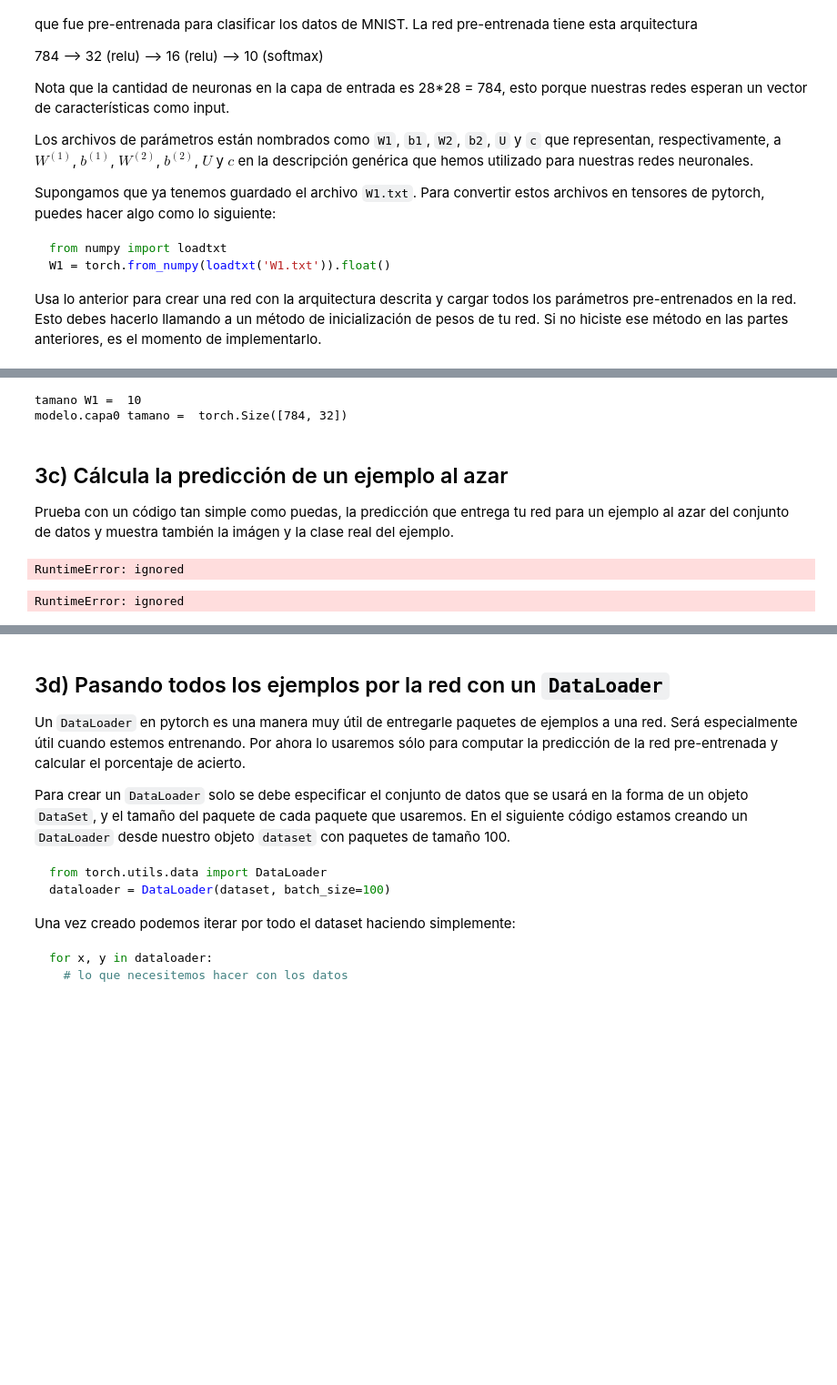
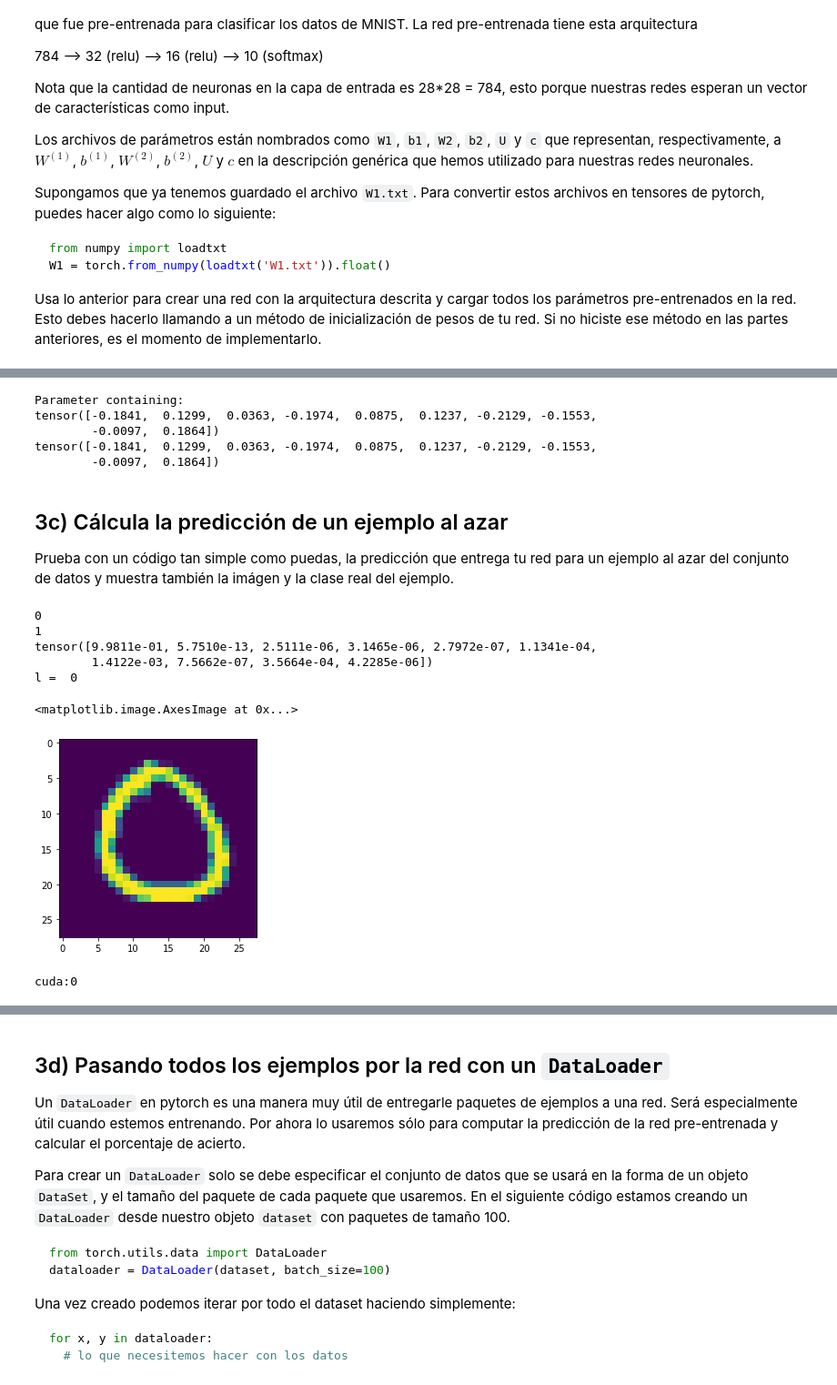
Before and after one commit to Diego-II/DeepLearning, a Jupyter notebook: Tarea1/Tarea_1_CC6204_2020.ipynb, the cells around one changed output, grey strips where cells are left out. Shown at 91% size. Drawn from its saved outputs; the diff is of its cells as text; code cells hidden in the pictures; blank space fills up the shorter version.

```diff
--- a/Tarea1/Tarea_1_CC6204_2020.ipynb
+++ b/Tarea1/Tarea_1_CC6204_2020.ipynb
@@ -322,7 +322,6 @@ class FFNN(torch.nn.Module):
   def __init__(self, F, l_h, l_a, C):
     super(FFNN, self).__init__()
     # capa de entrada
-    self.input_layer = torch.nn.Parameter(torch.rand(F, l_h[0]))
     # capa oculta
     for i, hidden_size in enumerate(l_h):
       if i == 0:
@@ -336,20 +335,33 @@ class FFNN(torch.nn.Module):
     self.activation = l_a
     # capa salida
     self.output_layer = torch.nn.Parameter(torch.rand(l_h[i],C))
+    # Baias output layer
+    self.output_bias = torch.nn.Parameter(torch.zeros(C))
 
   def resumen(self):
     # usa self.parameters() o self.named_parameters()
     return self.named_parameters()
 
+  def load_parameters(self, W, B, U, C):
+    for i, layer in enumerate(self.hidden_layers):
+      layer.data = (W[i])
+
+    for i, baias in enumerate(self.baias):
+      baias.data = (B[i])
+
+    self.output_bias.data = (C)
+    self.output_layer.data = (U)
+
   def forward(self, x):
     # Usa los parámetros y funciones de activación.
     # El valor de retorno debiera ser y = softmax(capa_de_salida).
-    h = x.mm(self.input_layer)
+    #h = x.mm(self.input_layer)
+    h = x
     for i, F in enumerate(self.activation):
       print(i)
-      h = F(h.mm(self.hidden_layers[i]).add(self.baias[i]))
+      h = F(h @ self.hidden_layers[i] +  self.baias[i])
 
-    out = softmax(h.mm(C), 1 ,  estable = True)
+    out = softmax(h @ self.output_layer + self.output_bias, -1 ,  estable = True)
     return out
 # %%
 red_neuronal = FFNN(25,[50,30],[relu,sig],10)
@@ -471,25 +524,37 @@ modelo = FFNN(784,[32,16],[relu,relu],10)
-# %%
-modelo.hidden_layers[0].weight = W1
-modelo.baias[0].weight = b1
-modelo.baias[1].weight = b2
-modelo.hidden_layers[1].weight = W2
-modelo.input_layer.weight = U
-modelo.output_layer.weight = C
-#modelo.to(device)
-# %%
-print("tamano W1 = ", len(C))
-print("modelo.capa0 tamano = ",modelo.hidden_layers[0].shape)
-# %% [output]
-tamano W1 =  10
-modelo.capa0 tamano =  torch.Size([784, 32])
+# %%
+for param in modelo.parameters():
+  param.requires_grad = False
+modelo.load_parameters([W1,W2],[b1,b2], U, C)
+# %%
+print(modelo.output_bias)
+print(C)
+# %% [output]
+Parameter containing:
+tensor([-0.1841,  0.1299,  0.0363, -0.1974,  0.0875,  0.1237, -0.2129, -0.1553,
+        -0.0097,  0.1864])
+tensor([-0.1841,  0.1299,  0.0363, -0.1974,  0.0875,  0.1237, -0.2129, -0.1553,
+        -0.0097,  0.1864])
 # %% [markdown]
 ## 3c) Cálcula la predicción de un ejemplo al azar
 
 Prueba con un código tan simple como puedas, la predicción que entrega tu red para un ejemplo al azar del conjunto de datos y muestra también la imágen y la clase real del ejemplo.
 # %%
 # Tu código aca
+import random
+import matplotlib.pyplot as plt
+cpu = 'cpu'
+modelo.to(cpu)
 idx = random.randint(0,len(dataset))
 T, l = dataset[idx]
-modelo.forward(T.view(28,28))
+img = T.view(28,28).numpy()
+print(modelo.forward(T.reshape(784)))
+print("l = ", l)
+plt.imshow(img)
 # %% [output]
-RuntimeError: ignored
+0
+1
+tensor([9.9811e-01, 5.7510e-13, 2.5111e-06, 3.1465e-06, 2.7972e-07, 1.1341e-04,
+        1.4122e-03, 7.5662e-07, 3.5664e-04, 4.2285e-06])
+l =  0
+<matplotlib.image.AxesImage at 0x...>
+[figure, added]
@@ -496,8 +569,15 @@ RuntimeError: ignored
+# %%
+torch.cuda.empty_cache()
+device = torch.device("cuda:0" if torch.cuda.is_available() else "cpu")
+print(device)
+# %% [output]
+cuda:0
 # %%
 from torch.utils.data import DataLoader
+
 dataloader = DataLoader(dataset, batch_size=100)
 modelo.to(device)
+acc = []
 for i, (x, y) in enumerate(dataloader):
-  modelo(x.to(device))
+  y_hat = modelo(x.view(-1,784).to(device))
+  acc.append(accuracy(y_hat.to(cpu), y.to(cpu)))
-# %% [output]
-RuntimeError: ignored
```
Also changed, not shown: parts of 10 cells of this notebook.
